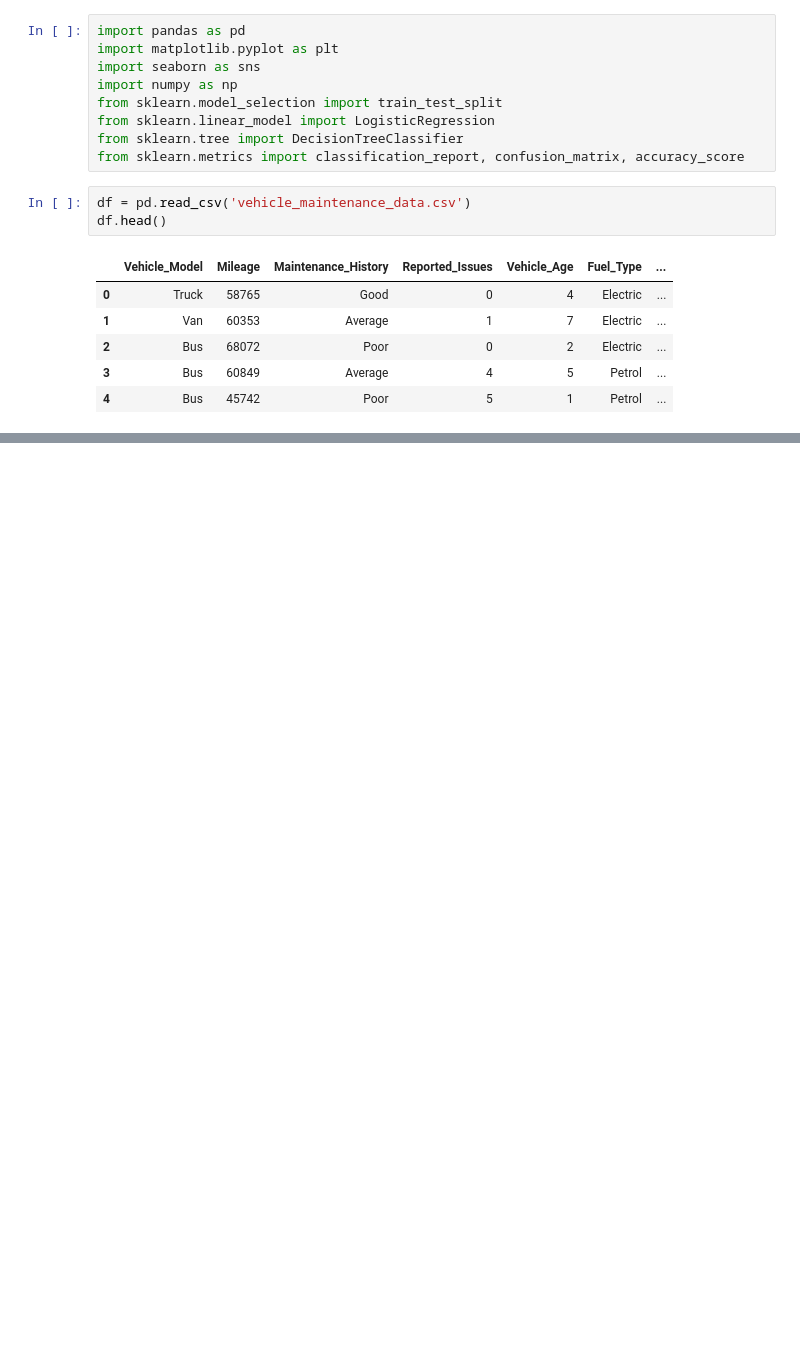
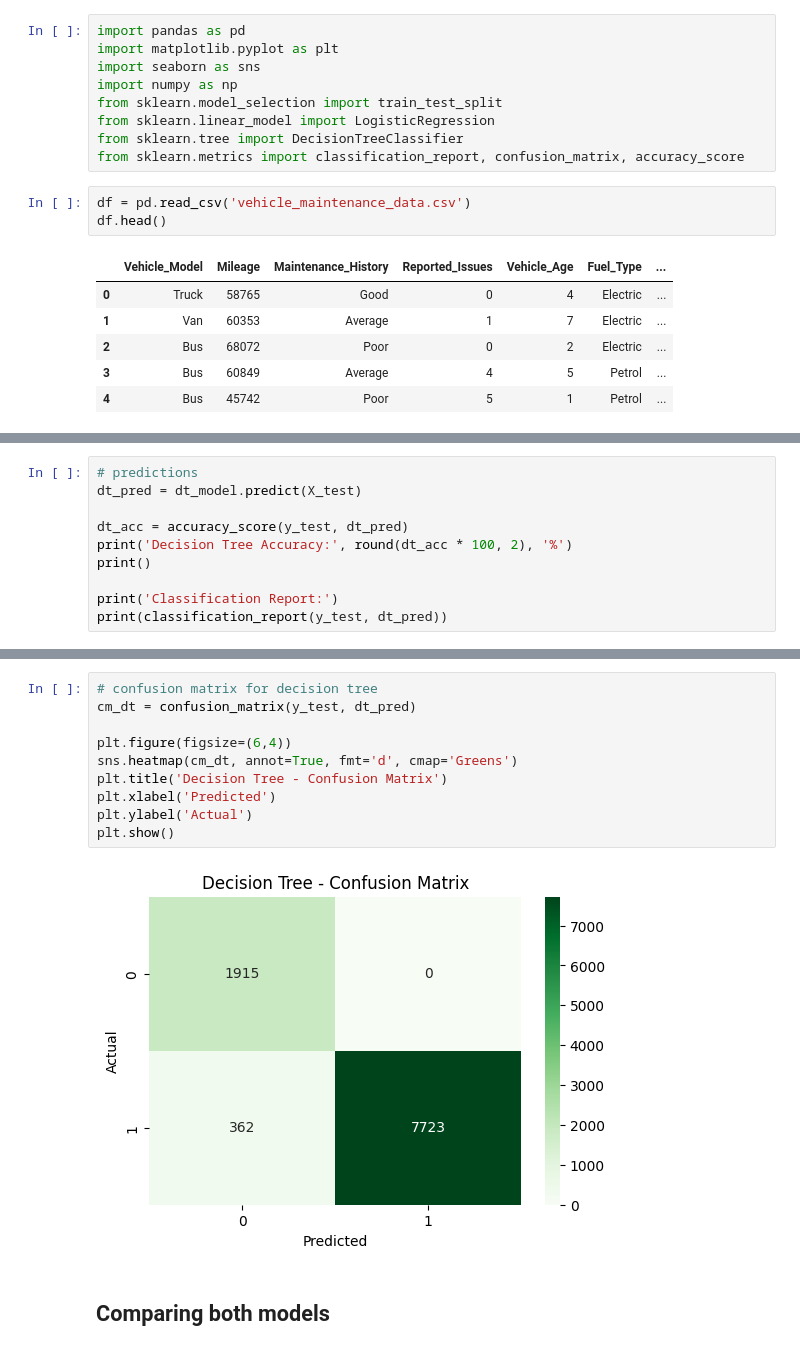
Before and after one commit to Koray-afk/VEHICLE-MAINTENACE-AI, a Jupyter notebook: notebooks/new.ipynb, the cells around one changed output, grey strips where cells are left out. Drawn from its saved outputs; the diff is of its cells as text; blank space fills up the shorter version.

```diff
--- a/notebooks/new.ipynb
+++ b/notebooks/new.ipynb
@@ -200,0 +284,10 @@ ValueError: could not convert string to float: 'Car'
+# %%
+# predictions
+dt_pred = dt_model.predict(X_test)
+
+dt_acc = accuracy_score(y_test, dt_pred)
+print('Decision Tree Accuracy:', round(dt_acc * 100, 2), '%')
+print()
+
+print('Classification Report:')
+print(classification_report(y_test, dt_pred))
@@ -200,0 +306,14 @@ ValueError: could not convert string to float: 'Car'
+# %%
+# confusion matrix for decision tree
+cm_dt = confusion_matrix(y_test, dt_pred)
+
+plt.figure(figsize=(6,4))
+sns.heatmap(cm_dt, annot=True, fmt='d', cmap='Greens')
+plt.title('Decision Tree - Confusion Matrix')
+plt.xlabel('Predicted')
+plt.ylabel('Actual')
+plt.show()
+# %% [output]
+[figure, added]
+# %% [markdown]
+## Comparing both models
```
Also changed, not shown: parts of 26 cells of this notebook, 22 other files.
